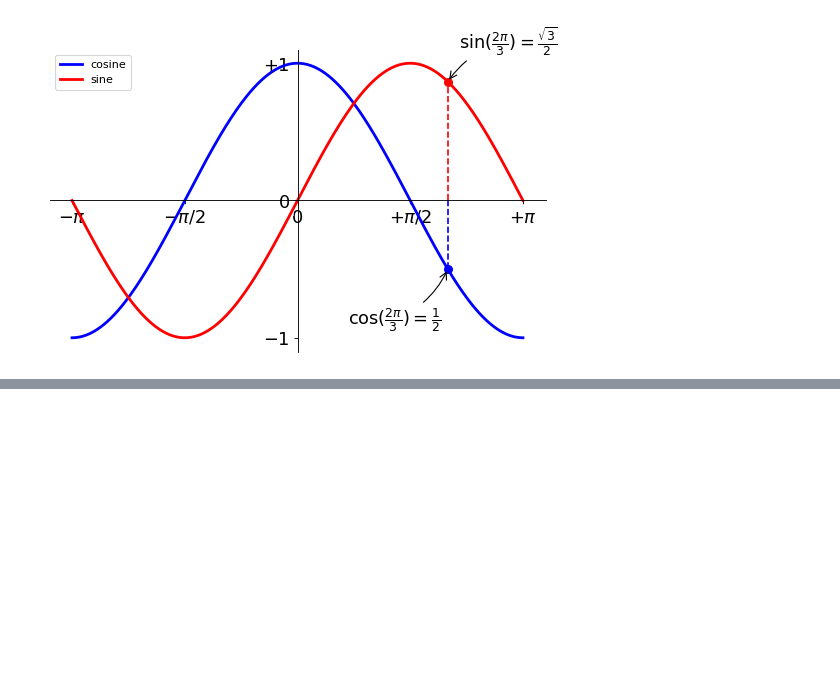
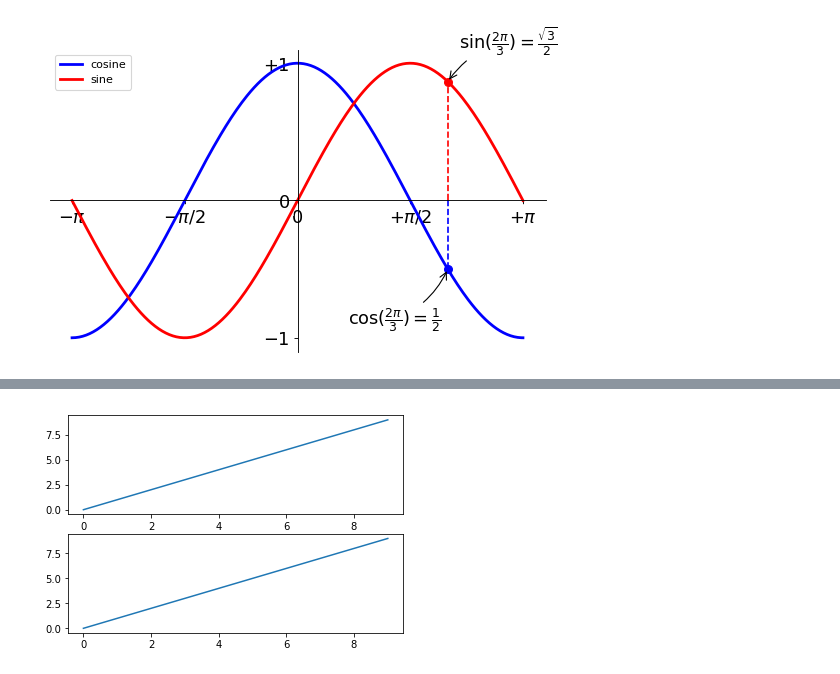
Before and after one commit to cndavy/mySympy, a Jupyter notebook: 探索/心形图形.ipynb, the cells around one changed output, grey strips where cells are left out. Saved outputs shown, nothing was run; the diff lists cells and outputs as text; code cells hidden in the pictures; blank space fills up the shorter version.

```diff
--- a/心形图形.ipynb
+++ b/探索/心形图形.ipynb
@@ -234,0 +253,15 @@ show()
+# %%
+import numpy as np
+import matplotlib.pyplot as plt
+
+x = range(10)
+y = range(10)
+
+fig, ax = plt.subplots(2)
+
+for sp in ax:
+    sp.plot(x, y)
+
+plt.show()
+# %% [output]
+[figure, added]
```
Also changed, not shown: parts of 4 cells of this notebook, 20 other files.
